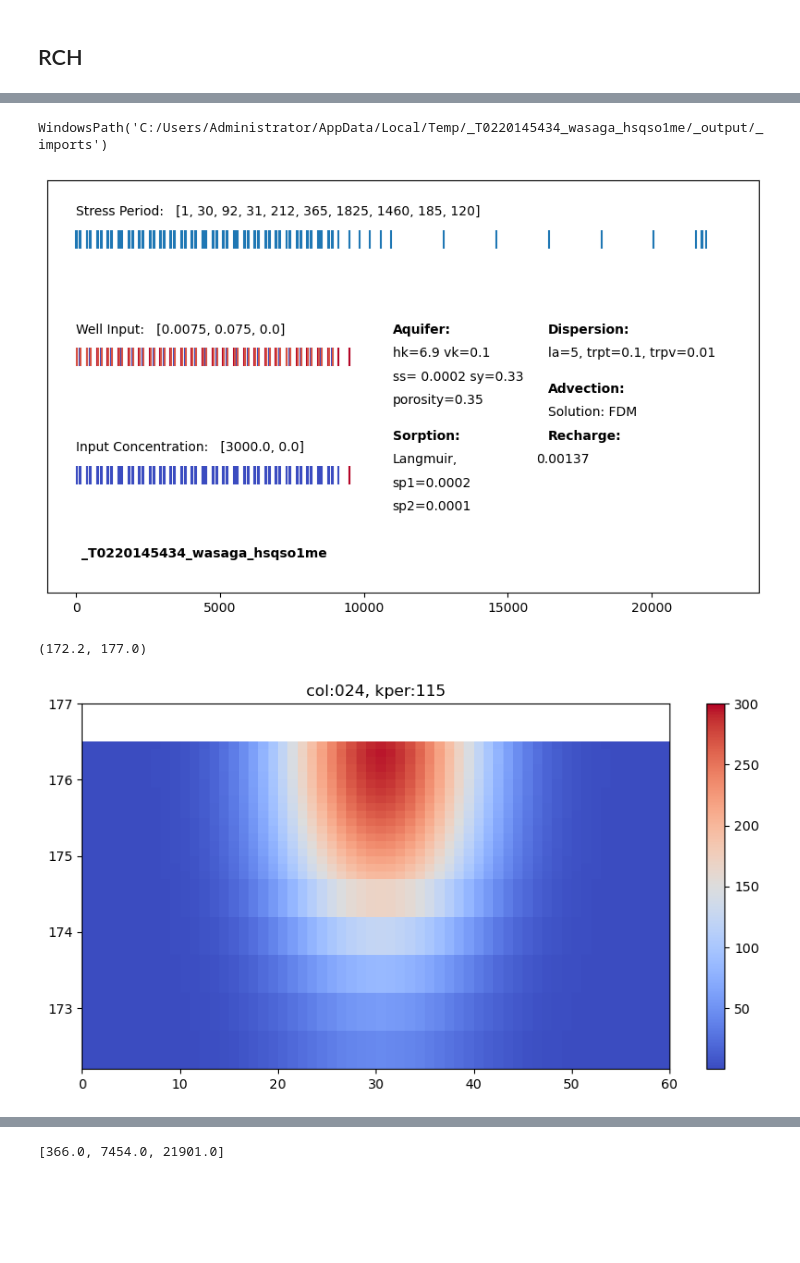
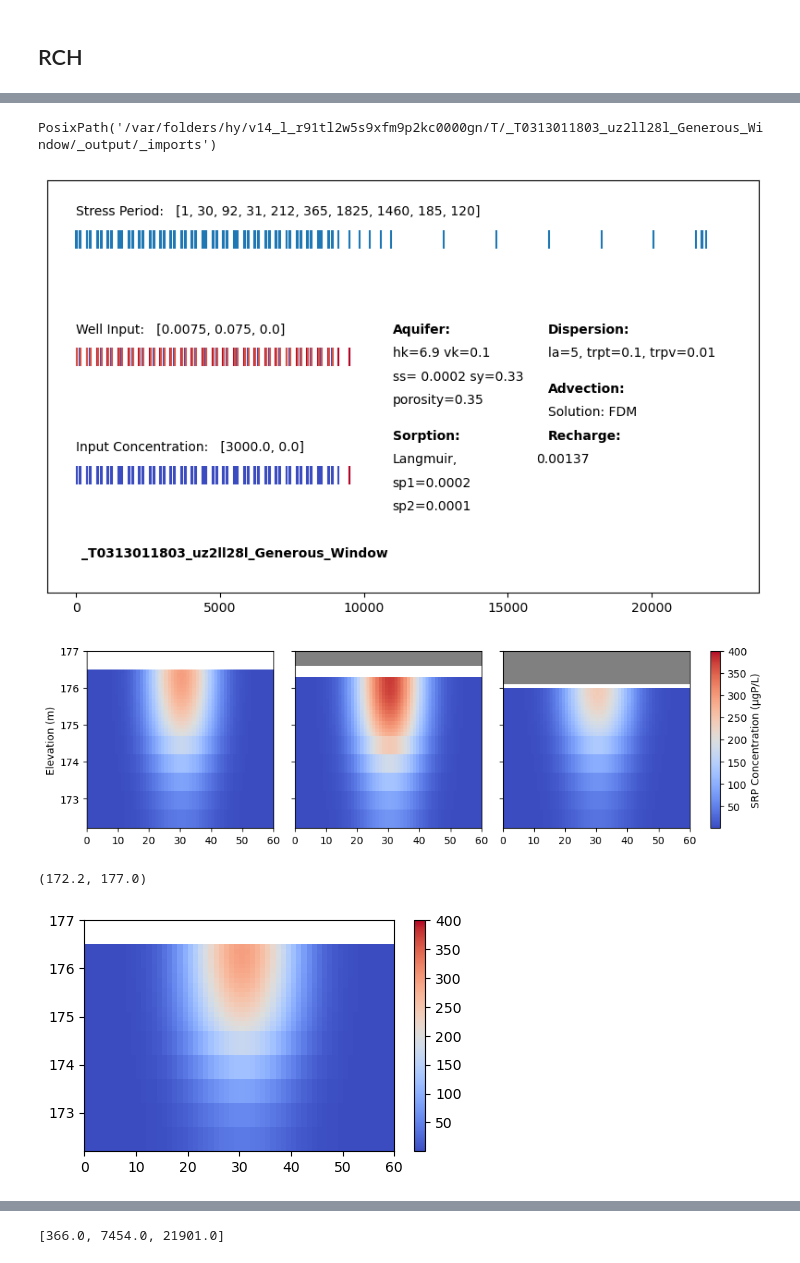
Before and after one commit to Shuyang-Wang/wasaga_model, a Jupyter notebook: wasaga_2d/wasaga_cs5_3d.ipynb, the cells around one changed output, grey strips where cells are left out. Saved outputs shown, nothing was run; the diff lists cells and outputs as text; code cells hidden in the pictures; blank space fills up the shorter version.

```diff
--- a/wasaga_2d/wasaga_cs5_3d.ipynb
+++ b/wasaga_2d/wasaga_cs5_3d.ipynb
@@ -153,7 +156,7 @@ delv = mytop[:,0] - mybot[:,0]
 # %%
 
 # Control variable to decide the location of the temp folder
-use_d_drive = True  # Set to True to use the custom location
+use_d_drive = False  # Set to True to use the custom location
 
 # Define model workspace
 myt = datetime.now().strftime('%m%d%H%M%S')
@@ -163,7 +166,7 @@ adj_non = '_' + generate_random_name()
 if use_d_drive and platform.system() == 'Windows':  # Check if on Windows
     temp_dir = 'H:/mf/_T{}_{}'.format(myt, adj_non)  # Path for D drive
 elif use_d_drive and platform.system() == 'Darwin':  # Check if on macOS
-    temp_dir = '/Volumes/Public/mf/_T{}_{}'.format(myt, adj_non)
+    temp_dir = '/Volumes/Expansion/mf/_T{}_{}'.format(myt, adj_non)
 else:
     temp_dir = mkdtemp(prefix='_T{}_'.format(myt), suffix=adj_non)
 
@@ -572,8 +575,48 @@ shutil.copytree('_imports',Path(workspace)/'_output/_imports',dirs_exist_ok =Tru
 
 # %%
 # %% [output]
-WindowsPath('C:/Users/Administrator/AppData/Local/Temp/_T0220145434_wasaga_hsqso1me/_output/_imports')
+PosixPath('/var/folders/hy/v14_l_r91tl2w5s9xfm9p2kc0000gn/T/_T0313011803_uz2ll28l_Generous_Window/_output/_imports')
-[figure, old version]
+[figure, new version]
+# %%
+# Read data
+ibound = swt.bas6.ibound.array
+ucn_file = Path(workspace) / 'MT3D001.UCN'
+ucnobj = flopy.utils.binaryfile.UcnFile(ucn_file)
+times = ucnobj.get_times()
+concentration_array = ucnobj.get_data(totim=times[-1])
+
+# Mask the inactive cells
+mask = (ibound == 0) | (concentration_array >= 1e30)
+masked_conc_data = np.ma.masked_where(mask, concentration_array)
+
+# Setup figure and gridspec
+fig = plt.figure(figsize=(10, 3))
+gs = gridspec.GridSpec(1, 4, width_ratios=[1, 1, 1, 0.05])
+
+# Define columns to plot
+cols = [24, 44, 64]
+
+for i, col in enumerate(cols):
+    ax = fig.add_subplot(gs[i])
+    line = {"Column": col}
+    xsect = flopy.plot.PlotCrossSection(model=swt, line=line, ax=ax)
+    cs = xsect.plot_array(masked_conc_data, cmap='coolwarm', vmin=0.1, vmax=400)
+    xsect.plot_ibound(color_noflow='grey')
+
+    #ax.set_title(f'Column: {col}')
+    ax.set_ylim(mybot.min(), 177)
+    if col != 24:
+        ax.set_yticklabels([])
+    else:
+        ax.set_ylabel('Elevation (m)')
+
+# Add colorbar
+cax = fig.add_subplot(gs[-1])
+plt.colorbar(cs, cax=cax).set_label('SRP Concentration (μgP/L)')
+
+plt.tight_layout()
+# %% [output]
+[figure, added]
 # %%
 
 ### read data
@@ -581,35 +624,35 @@ col = int(24)
 ibound = swt.bas6.ibound.array
 ucnobj = flopy.utils.binaryfile.UcnFile(Path(workspace)/ 'MT3D001.UCN')
 
 times = ucnobj.get_times()
 
     # Read the concentration data from the UCN file
 
 concentration_array = ucnobj.get_data(totim=times[-1])# (time step, stress period)
 
 # Mask the inactive cells
 mask = ((ibound== 0)|(concentration_array>=1e30))
 masked_conc_data = np.ma.masked_where(mask, concentration_array)
 
 ### plotting# ##
-fig = plt.figure(figsize=(15, 4))
+fig = plt.figure(figsize=(5, 3))
 line = {"Column": col}
 
 # Create a PlotCrossSection object for the model
 xsect = flopy.plot.PlotCrossSection(model=swt, line=line)
 
 # Plot the concentration results
-cs = xsect.plot_array(masked_conc_data, cmap='coolwarm', vmin=0.1, vmax=300)
+cs = xsect.plot_array(masked_conc_data, cmap='coolwarm', vmin=0.1, vmax=400)
 plt.colorbar(cs)
 ibd = xsect.plot_ibound(color_noflow='grey')
-plt.title('col:{:03}, kper:{:02}'.format(col,kper))
-plt.gcf().set_size_inches(10,5)
+#plt.title('col:{:03}, kper:{:02}'.format(col,kper))
+
 plt.ylim(mybot.min(),177)
 
 #plt.savefig(Path(workspace)/'_output/conc_{:02}.png'.format(kper))
 #plt.clf()
 
 ##--------
 # %% [output]
 (172.2, 177.0)
-[figure, old version]
+[figure, new version]
```
Also changed, not shown: parts of 8 cells of this notebook, 1 other file.
